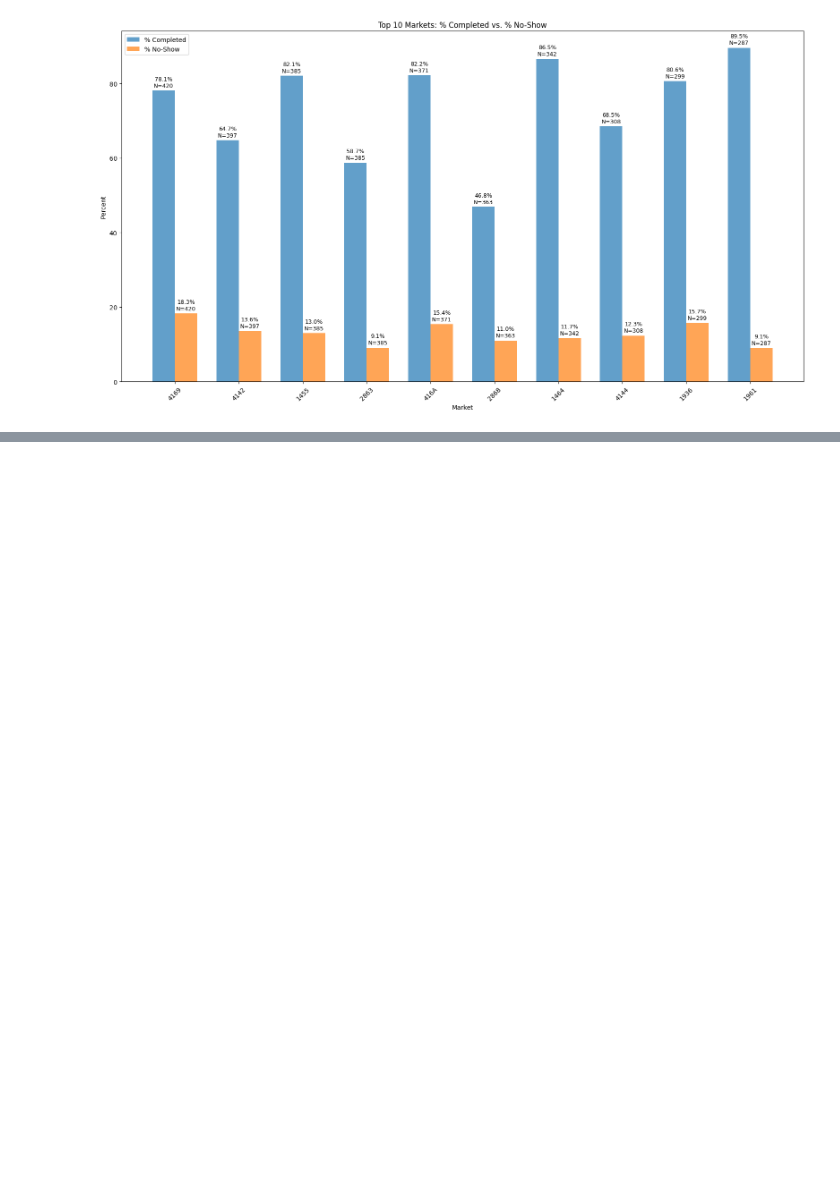
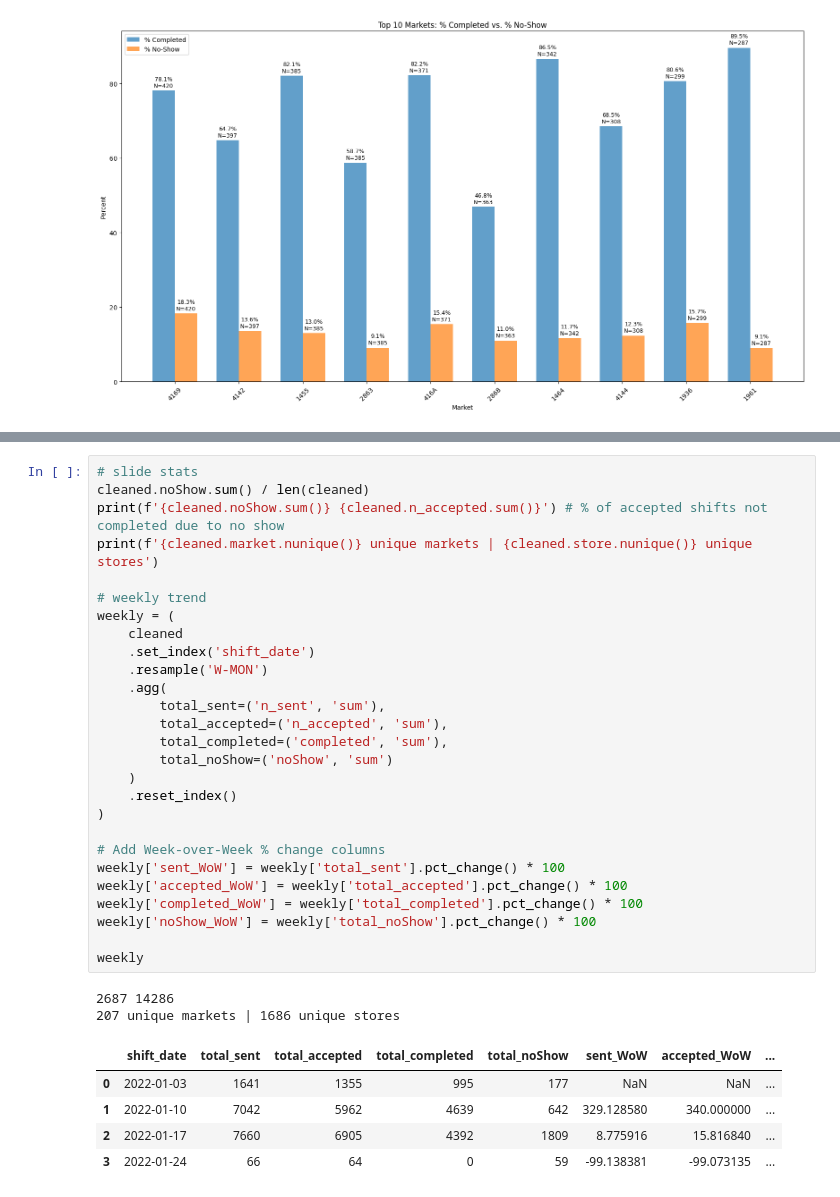
Before and after one commit to ChrisAdan/shiftstats, a Jupyter notebook: notebooks/shift_analysis.ipynb, the cells around one changed output, grey strips where cells are left out. Cells and saved outputs as stored; diff of their text form; blank space fills up the shorter version.

Commit message:
Update notebook with further stats

```diff
--- a/notebooks/shift_analysis.ipynb
+++ b/notebooks/shift_analysis.ipynb
@@ -413,0 +431,35 @@ clean.to_sql('metrics_daily', engine, if_exists='replace', index=False)
+# %%
+# slide stats
+cleaned.noShow.sum() / len(cleaned)
+print(f'{cleaned.noShow.sum()} {cleaned.n_accepted.sum()}') # % of accepted shifts not completed due to no show
+print(f'{cleaned.market.nunique()} unique markets | {cleaned.store.nunique()} unique stores')
+
+# weekly trend
+weekly = (
+    cleaned
+    .set_index('shift_date')
+    .resample('W-MON')
+    .agg(
+        total_sent=('n_sent', 'sum'),
+        total_accepted=('n_accepted', 'sum'),
+        total_completed=('completed', 'sum'),
+        total_noShow=('noShow', 'sum')
+    )
+    .reset_index()
+)
+
+# Add Week-over-Week % change columns
+weekly['sent_WoW'] = weekly['total_sent'].pct_change() * 100
+weekly['accepted_WoW'] = weekly['total_accepted'].pct_change() * 100
+weekly['completed_WoW'] = weekly['total_completed'].pct_change() * 100
+weekly['noShow_WoW'] = weekly['total_noShow'].pct_change() * 100
+
+weekly
+# %% [output]
+2687 14286
+207 unique markets | 1686 unique stores
+|  | shift_date | total_sent | total_accepted | total_completed | total_noShow | sent_WoW | accepted_WoW | ... |
+| 0 | 2022-01-03 | 1641 | 1355 | 995 | 177 | NaN | NaN | ... |
+| 1 | 2022-01-10 | 7042 | 5962 | 4639 | 642 | 329.128580 | 340.000000 | ... |
+| 2 | 2022-01-17 | 7660 | 6905 | 4392 | 1809 | 8.775916 | 15.816840 | ... |
+| 3 | 2022-01-24 | 66 | 64 | 0 | 59 | -99.138381 | -99.073135 | ... |
```
Also changed, not shown: parts of 5 cells of this notebook.
